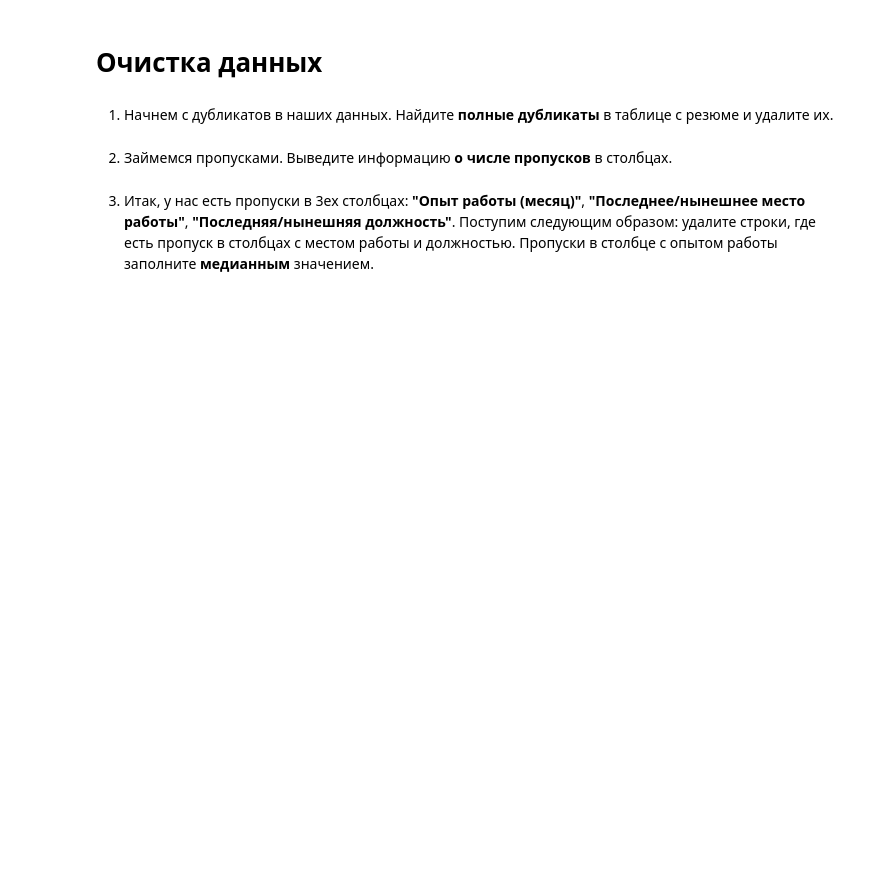
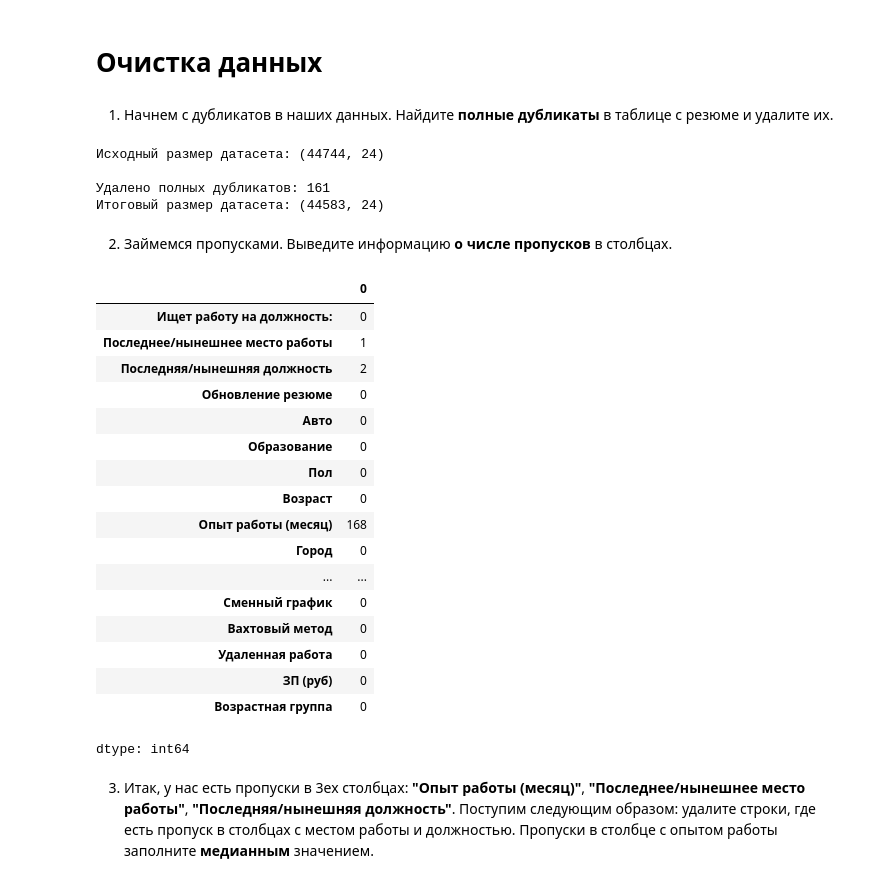
Before and after one commit to rostovcevartem209/hh_database, a Jupyter notebook: hh_database_project.ipynb, the cells around one changed output. Saved outputs shown, nothing was run; the diff lists cells and outputs as text; code cells hidden in the pictures; blank space fills up the shorter version.

```diff
--- a/hh_database_project.ipynb
+++ b/hh_database_project.ipynb
@@ -839,2 +911,15 @@ plt.show()
+# %%
+print(f'Исходный размер датасета: {db_curr.shape}')
+
+duplicates_count = db_curr.duplicated().sum()
+df_clean = db_curr.drop_duplicates()
+
+print(f'\nУдалено полных дубликатов: {duplicates_count}')
+print(f'Итоговый размер датасета: {df_clean.shape}')
+# %% [output]
+Исходный размер датасета: (44744, 24)
+
+Удалено полных дубликатов: 161
+Итоговый размер датасета: (44583, 24)
 # %% [markdown]
 2. Займемся пропусками. Выведите информацию **о числе пропусков** в столбцах.
@@ -843,2 +926,23 @@ plt.show()
+# %%
+df_clean.isnull().sum()
+# %% [output]
+|  | 0 |
+| Ищет работу на должность: | 0 |
+| Последнее/нынешнее место работы | 1 |
+| Последняя/нынешняя должность | 2 |
+| Обновление резюме | 0 |
+| Авто | 0 |
+| Образование | 0 |
+| Пол | 0 |
+| Возраст | 0 |
+| Опыт работы (месяц) | 168 |
+| Город | 0 |
+| ... | ... |
+| Сменный график | 0 |
+| Вахтовый метод | 0 |
+| Удаленная работа | 0 |
+| ЗП (руб) | 0 |
+| Возрастная группа | 0 |
+dtype: int64
 # %% [markdown]
 3. Итак, у нас есть пропуски в 3ех столбцах: **"Опыт работы (месяц)"**, **"Последнее/нынешнее место работы"**, **"Последняя/нынешняя должность"**. Поступим следующим образом: удалите строки, где есть пропуск в столбцах с местом работы и должностью. Пропуски в столбце с опытом работы заполните **медианным** значением.
```
Also changed, not shown: parts of 14 cells of this notebook.
